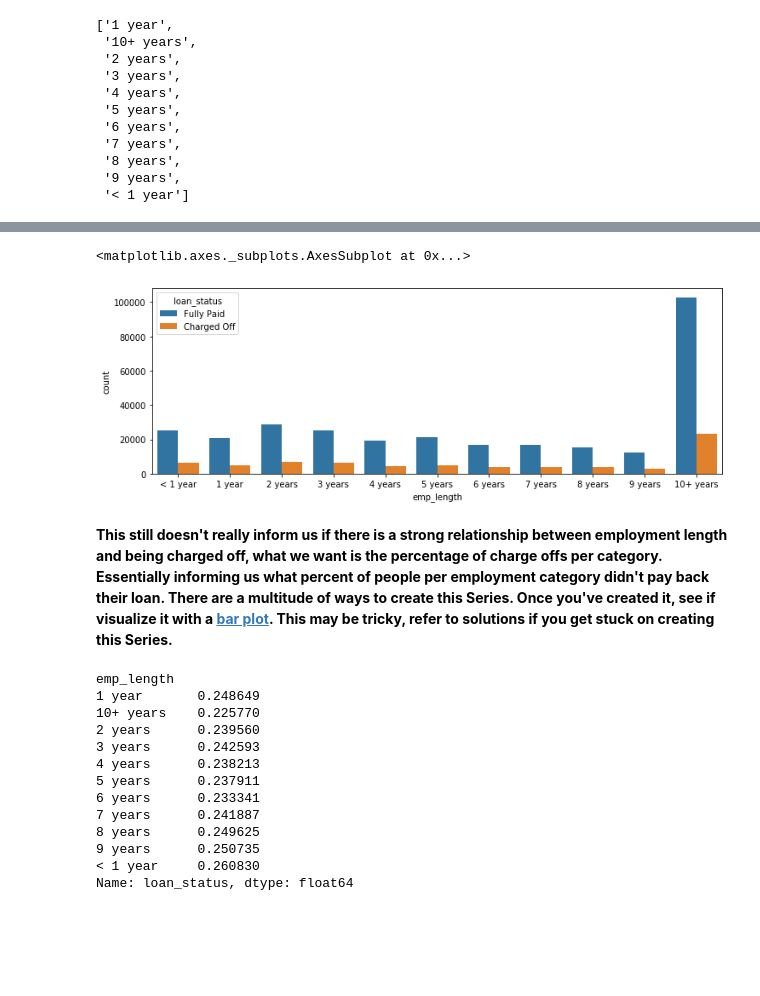
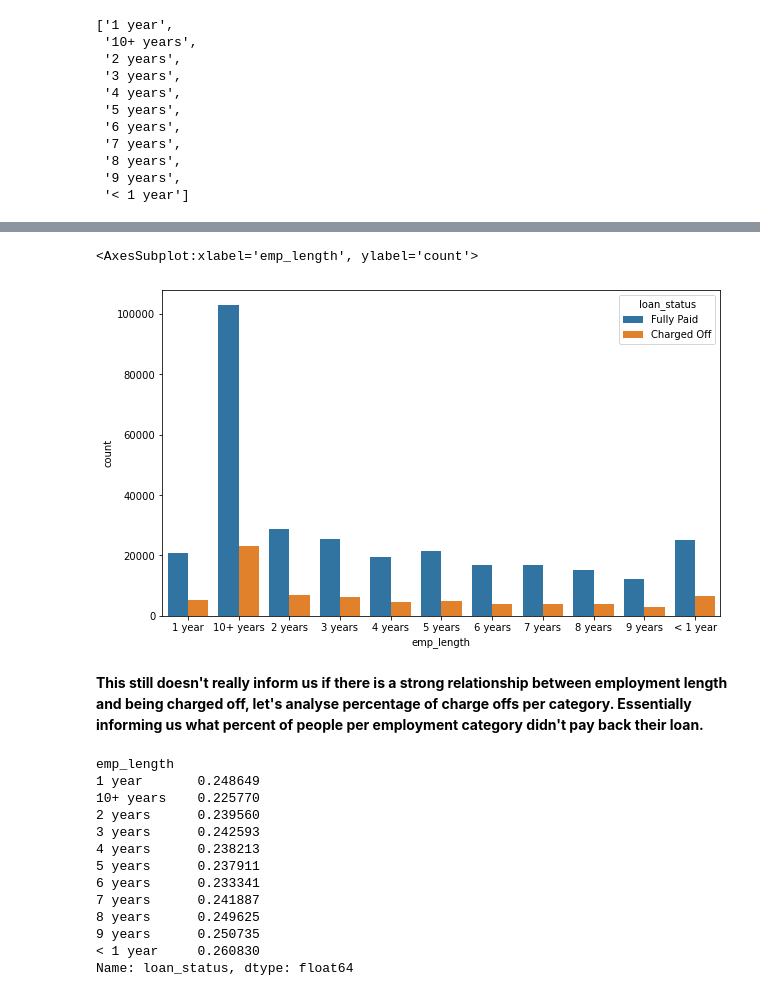
Before and after one commit to aman7488/loan_eligibility_prediction, a Jupyter notebook: Loan Eligibility Prediction.ipynb, the cells around one changed output, grey strips where cells are left out. Drawn from its saved outputs; the diff is of its cells as text; code cells hidden in the pictures; blank space fills up the shorter version.

```diff
--- a/Loan Eligibility Prediction.ipynb
+++ b/Loan Eligibility Prediction.ipynb
@@ -196,6 +194,6 @@ import seaborn as sns
 %matplotlib inline
 # %%
-df = pd.read_csv('../DATA/lending_club_loan_two.csv')
+df = pd.read_csv('./Data/lending_club_loan_two.csv')
 # %%
 df.info()
 # %% [output]
@@ -383,2 +345,2 @@ sns.countplot(x='sub_grade',data=f_and_g,order = subgrade_order,hue='loan_status
 # %%
-df['loan_status'].unique()
+df['loan_repaid'] = df['loan_status']
@@ -387,3 +347,3 @@ array(['Fully Paid', 'Charged Off'], dtype=object)
 # %%
-df['loan_repaid'] = df['loan_status'].map({'Fully Paid':1,'Charged Off':0})
+df['loan_repaid'] = df['loan_repaid'].apply(lambda x: 1 if x.strip()=='Fully Paid' else 0)
 # %%
@@ -573,8 +484,9 @@ sns.countplot(x='emp_length',data=df,order=emp_length_order)
 # %%
-plt.figure(figsize=(12,4))
-sns.countplot(x='emp_length',data=df,order=emp_length_order,hue='loan_status')
+plt.figure(figsize=(10,6))
+sorted_emp_length = sorted(df['emp_length'].dropna().unique())
+sns.countplot(x='emp_length', data=df, order=sorted_emp_length, hue='loan_status')
 # %% [output]
-<matplotlib.axes._subplots.AxesSubplot at 0x...>
+<AxesSubplot:xlabel='emp_length', ylabel='count'>
-[figure, old version]
+[figure, new version]
 # %% [markdown]
-**This still doesn't really inform us if there is a strong relationship between employment length and being charged off, what we want is the percentage of charge offs per category. Essentially informing us what percent of people per employment category didn't pay back their loan. There are a multitude of ways to create this Series. Once you've created it, see if visualize it with a [bar plot](https://pandas.pydata.org/pandas-docs/version/0.23.4/generated/pandas.DataFrame.plot.html). This may be tricky, refer to solutions if you get stuck on creating this Series.**
+**This still doesn't really inform us if there is a strong relationship between employment length and being charged off, let's analyse percentage of charge offs per category. Essentially informing us what percent of people per employment category didn't pay back their loan.**
```
Also changed, not shown: parts of 188 cells of this notebook, 3 other files.
